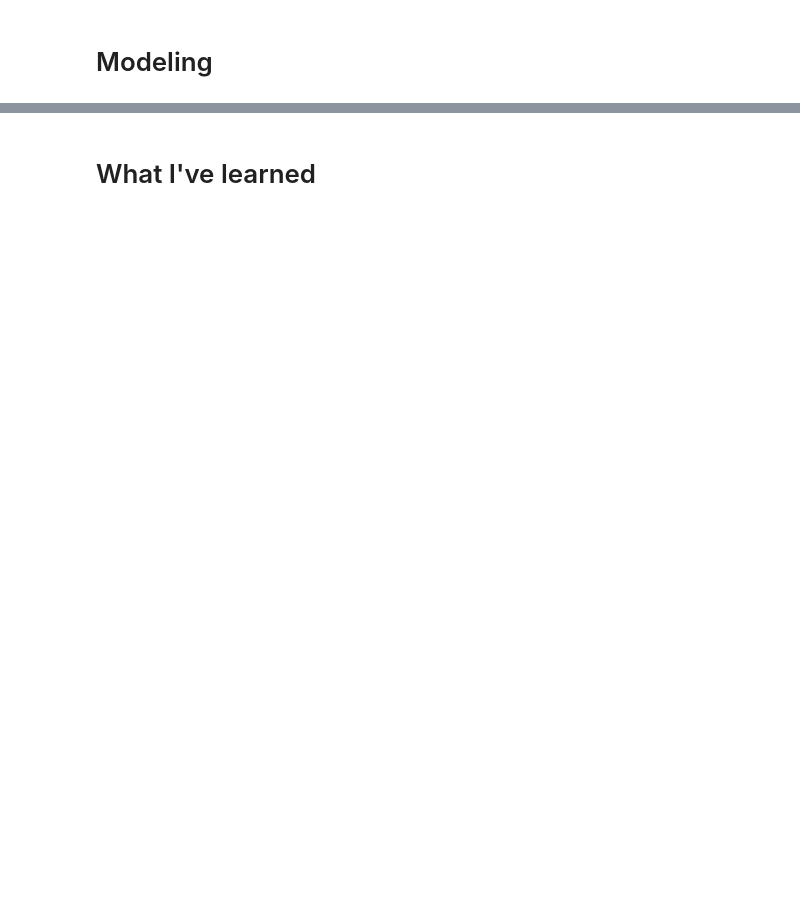
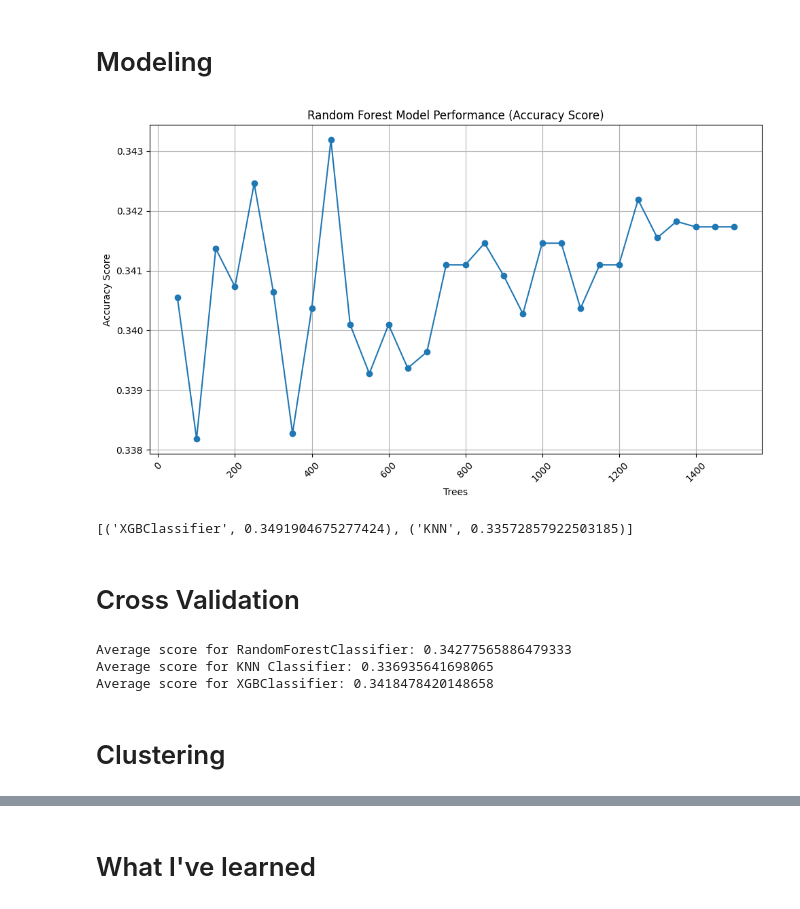
Before and after one commit to johne18/ml_learnings, a Jupyter notebook: [3] healthcare-dataset.ipynb, the cells around one changed output, grey strips where cells are left out. Cells and saved outputs as stored; diff of their text form; code cells hidden in the pictures; blank space fills up the shorter version.

```diff
--- a/[3] healthcare-dataset.ipynb
+++ b/[3] healthcare-dataset.ipynb
@@ -274,0 +338,34 @@ from sklearn.metrics import mean_absolute_error
+# %%
+features = [
+    "Gender",
+    "Days in Hospital",
+    # "Billing Amount",
+    "Medication"
+]
+target = ["Test Results"]
+label_encoder = LabelEncoder()
+
+df_copy["Gender"] = label_encoder.fit_transform(df_copy["Gender"])
+df_copy["Medication"] = label_encoder.fit_transform(df_copy["Medication"])
+df_copy["Test Results"] = label_encoder.fit_transform(df_copy["Test Results"])
+# %%
+x = df_copy[features]
+y = df_copy[target]
+x_train, x_val, y_train, y_val = train_test_split(x, y, test_size=0.2, random_state=18)
+# %%
+random_forest_scores = random_forest_model(x_train, x_val,
+                                          y_train, y_val,
+                                          total_trees=1500)
+acc_score_df = pd.DataFrame(random_forest_scores)
+# %%
+plt.figure(figsize=(10,6))
+plt.plot(acc_score_df['Trees'], acc_score_df['acc_score'], marker='o', linestyle='-')
+plt.title('Random Forest Model Performance (Accuracy Score)')
+plt.xlabel('Trees')
+plt.ylabel('Accuracy Score')
+plt.xticks(rotation=45)
+plt.grid(True)
+plt.tight_layout()
+plt.show()
+# %% [output]
+[figure, added]
@@ -274,0 +375,7 @@ from sklearn.metrics import mean_absolute_error
+# %%
+evaluation_models_scores
+# %% [output]
+[('XGBClassifier', 0.3491904675277424), ('KNN', 0.33572857922503185)]
+# %% [markdown]
+Cross Validation
+=
@@ -274,0 +406,11 @@ from sklearn.metrics import mean_absolute_error
+# %%
+print_scores("RandomForestClassifier", random_forest_classifier_scores)
+print_scores("KNN Classifier", knn_classifier_scores)
+print_scores("XGBClassifier", gradient_boosting_scores)
+# %% [output]
+Average score for RandomForestClassifier: 0.34277565886479333
+Average score for KNN Classifier: 0.336935641698065
+Average score for XGBClassifier: 0.3418478420148658
+# %% [markdown]
+Clustering
+=
```
Also changed, not shown: parts of 19 cells of this notebook.
